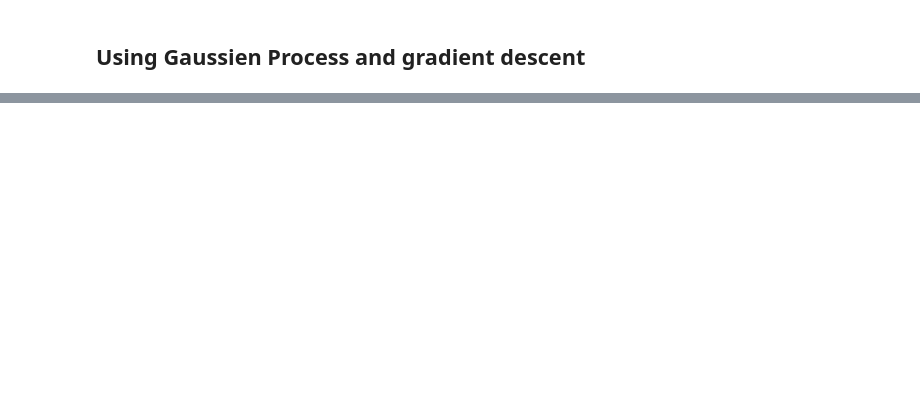
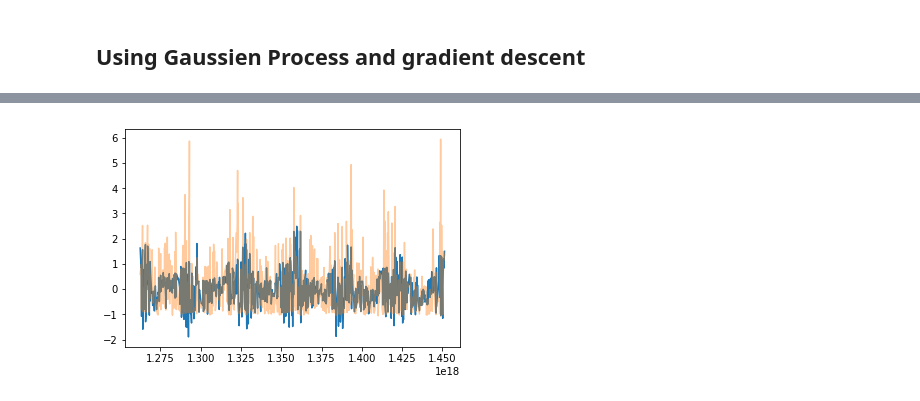
Before and after one commit to strayMat/bayesian-dropouts, a Jupyter notebook: regression_NN-Copy1.ipynb, the cells around one changed output, grey strips where cells are left out. Saved outputs shown, nothing was run; the diff lists cells and outputs as text; code cells hidden in the pictures; blank space fills up the shorter version.

```diff
--- a/regression_NN-Copy1.ipynb
+++ b/regression_NN-Copy1.ipynb
@@ -301,0 +319,29 @@ plt.show()
+# %%
+import pandas as pd
+
+X_testdf = pd.DataFrame(X_test)
+date_x_test = pd.to_datetime((X_testdf[0]*10000+X_testdf[1]*100+X_testdf[2]).apply(str),format='%Y%m%d')
+Y_preddf = pd.DataFrame(np.array(Y_pred)[:,0,0])
+Y_preddf['date'] = date_x_train
+Y_preddf = Y_preddf.sort_values('date', ascending=True)
+
+Y_testdf = pd.DataFrame(np.array(y_test_scale))
+Y_testdf['date'] = date_x_train
+Y_testdf = Y_testdf.sort_values('date', ascending=True)
+# %%
+import matplotlib.pyplot as plt
+import matplotlib.dates as mdates
+import matplotlib.cbook as cbook
+
+years = mdates.YearLocator()   # every year
+months = mdates.MonthLocator()  # every month
+yearsFmt = mdates.DateFormatter('%Y')
+
+fig, ax = plt.subplots()
+
+ax.plot(Y_preddf['date'], Y_preddf[0])
+ax.plot(Y_testdf['date'], Y_testdf[0], alpha=0.4)
+
+plt.show()
+# %% [output]
+[figure, added]
```
Also changed, not shown: parts of 10 cells of this notebook, 4 other files.
